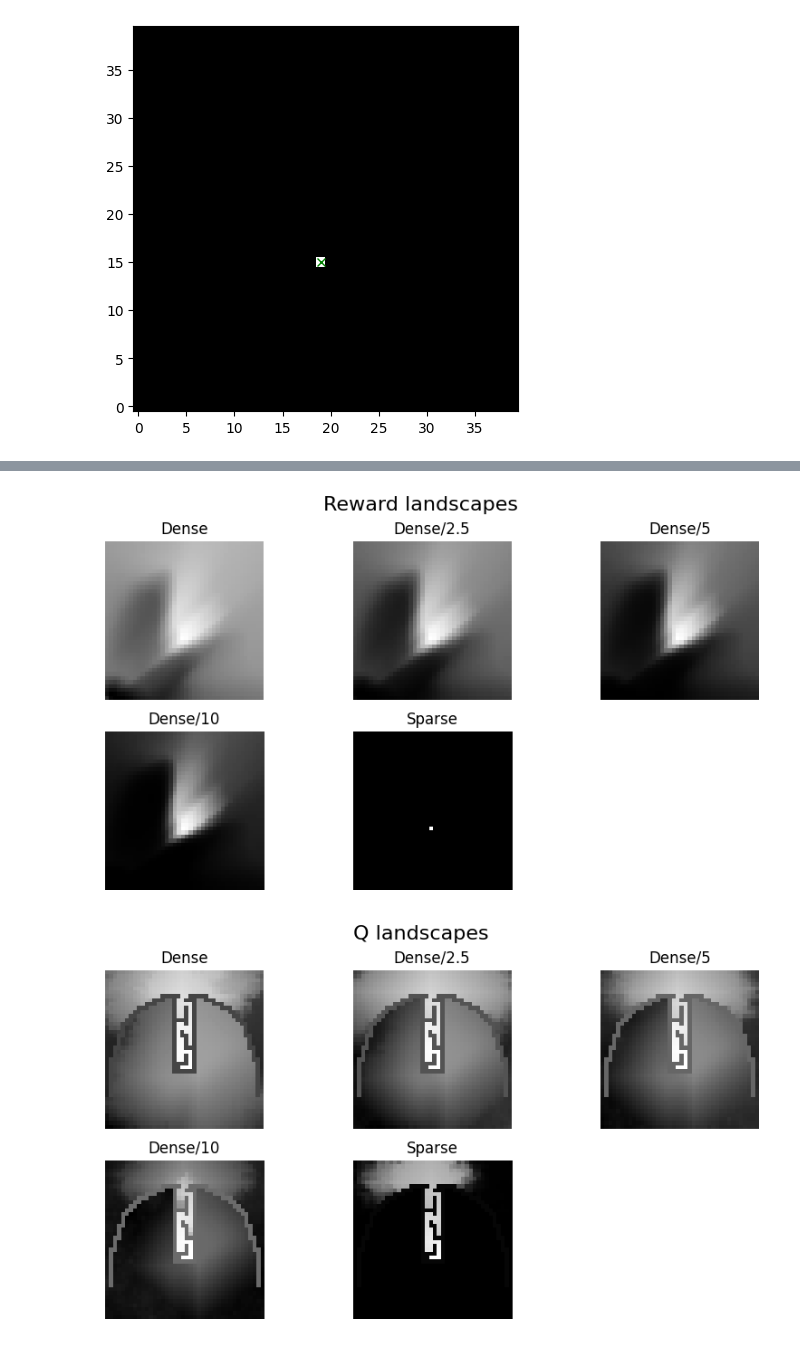
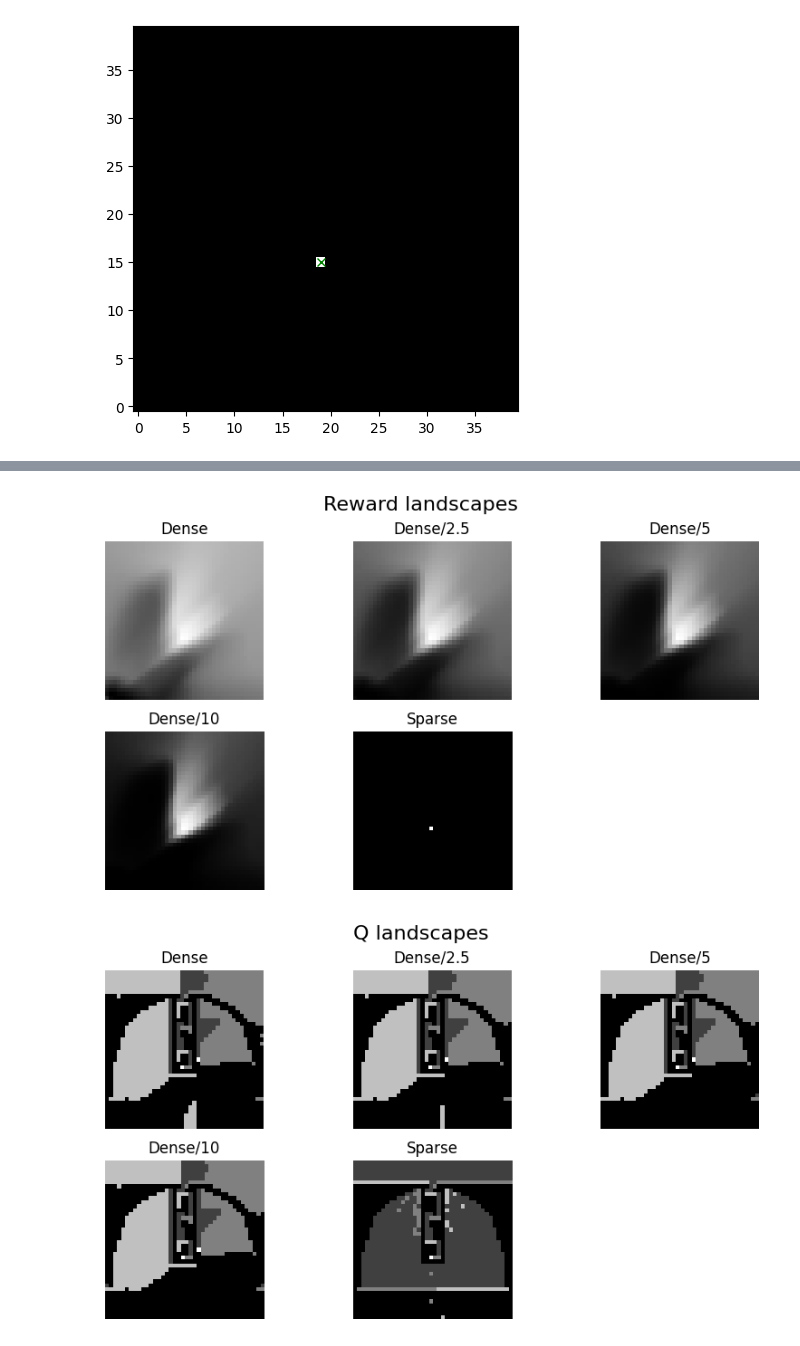
Before and after one commit to Alex427427427/2023_SRP_long_horizon, a Jupyter notebook: maze_world/5_maze_evaluation.ipynb, the cells around one changed output, grey strips where cells are left out. Cells and saved outputs as stored; diff of their text form; code cells hidden in the pictures.

```diff
--- a/maze_world/5_maze_evaluation.ipynb
+++ b/maze_world/5_maze_evaluation.ipynb
@@ -32,7 +32,7 @@ gamma = 0.99
 eval_episodes = 1000
 eval_steps = 100
 
-move_penalty = 0.8
+move_penalty = 0.0
 # %%
 #Create new env with estimated reward and train agent
 shrink_factor = 10
@@ -70,8 +70,8 @@ env_5.plot_reward()
 [figure]
 # %%
 # train agent on all envs, evaluate performance every 10 episodes, produce 5 arrays of performances and plot
-num_episodes = 500
-eval_frequency = 10
+num_episodes = 3000
+eval_frequency = 20
 episode_length = 1000
 e = 0.3
 s = 200
@@ -157,36 +157,36 @@ plt.title("Dense/10")
 plt.subplot(2,3,5)
 plt.imshow(env_5.reward_landscape.T, origin='lower', cmap='gray')
 plt.axis('off')
 plt.title("Sparse")
 plt.savefig(f"{folder}/figs/rewards_compare.png")
 plt.show()
 
 # create side by side subplots of the 5 Q functions
 plt.figure(figsize=(10,5))
 plt.suptitle("Q landscapes", fontsize=16)
 plt.subplot(2,3,1)
-plt.imshow(np.max(Q_1,axis=1).reshape(env_1.Nx,env_1.Ny).T,origin='lower', cmap='gray')
+plt.imshow(np.argmax(Q_1,axis=1).reshape(env_1.Nx,env_1.Ny).T,origin='lower', cmap='gray')
 # hide the axes
 plt.axis('off')
 plt.title("Dense")
 plt.subplot(2,3,2)
-plt.imshow(np.max(Q_2,axis=1).reshape(env_1.Nx,env_1.Ny).T,origin='lower', cmap='gray')
+plt.imshow(np.argmax(Q_2,axis=1).reshape(env_1.Nx,env_1.Ny).T,origin='lower', cmap='gray')
 plt.axis('off')
 plt.title("Dense/2.5")
 plt.subplot(2,3,3)
-plt.imshow(np.max(Q_3,axis=1).reshape(env_1.Nx,env_1.Ny).T,origin='lower', cmap='gray')
+plt.imshow(np.argmax(Q_3,axis=1).reshape(env_1.Nx,env_1.Ny).T,origin='lower', cmap='gray')
 plt.axis('off')
 plt.title("Dense/5")
 plt.subplot(2,3,4)
-plt.imshow(np.max(Q_4,axis=1).reshape(env_1.Nx,env_1.Ny).T,origin='lower', cmap='gray')
+plt.imshow(np.argmax(Q_4,axis=1).reshape(env_1.Nx,env_1.Ny).T,origin='lower', cmap='gray')
 plt.axis('off')
 plt.title("Dense/10")
 plt.subplot(2,3,5)
-plt.imshow(np.max(Q_5,axis=1).reshape(env_1.Nx,env_1.Ny).T,origin='lower', cmap='gray')
+plt.imshow(np.argmax(Q_5,axis=1).reshape(env_1.Nx,env_1.Ny).T,origin='lower', cmap='gray')
 plt.axis('off')
 plt.title("Sparse")
 plt.savefig(f"{folder}/figs/Q_compare.png")
 plt.show()
 # %% [output]
 [figure]
-[figure, old version]
+[figure, new version]
```
Also changed, not shown: parts of 2 cells of this notebook, 17 other files.
